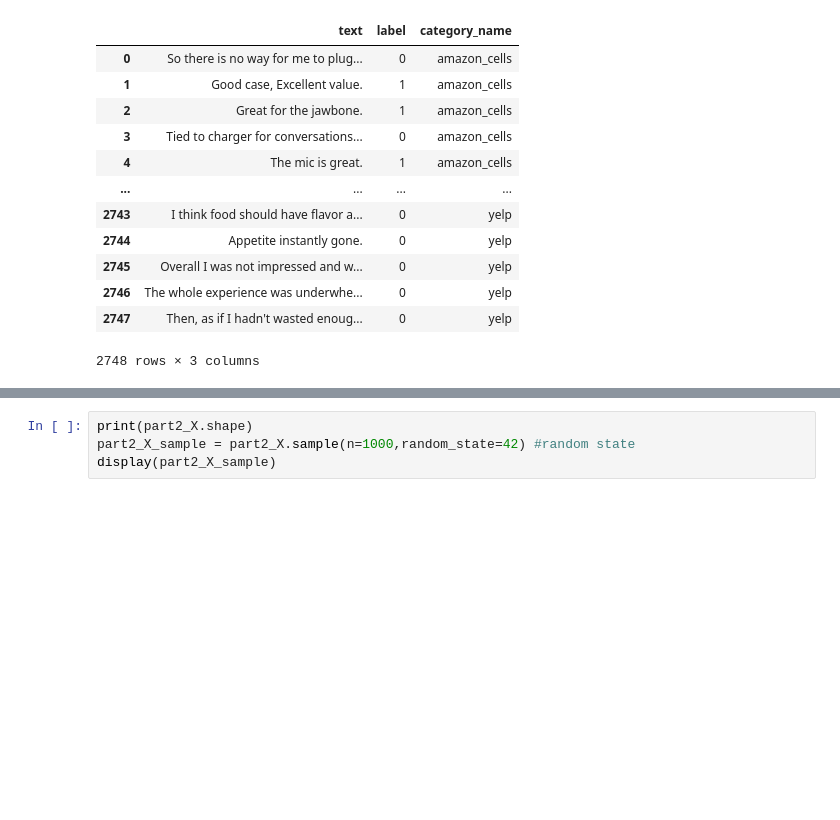
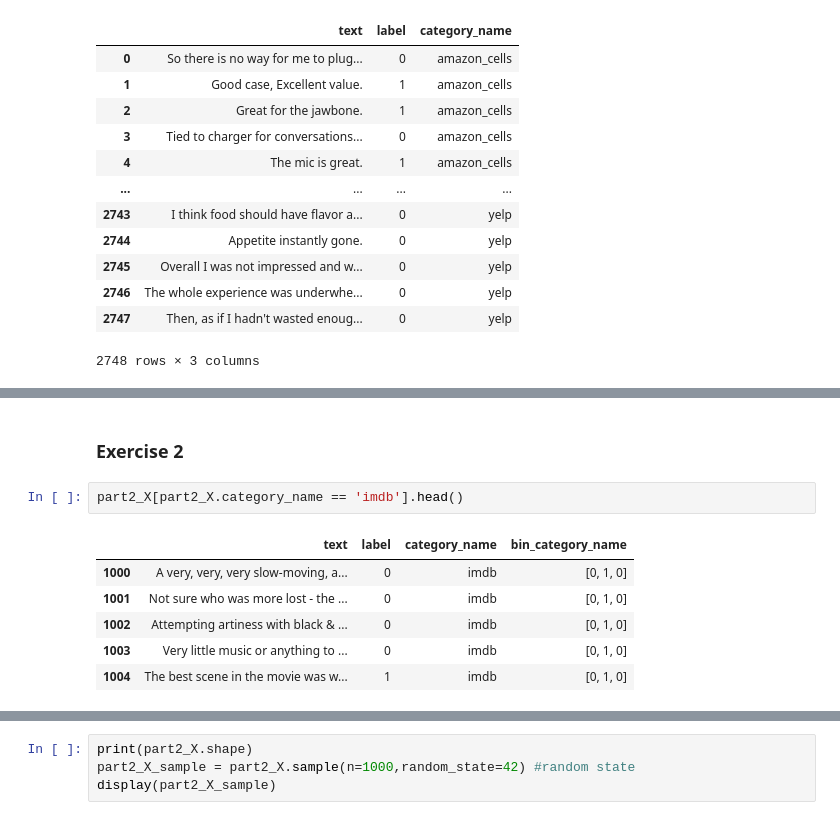
Before and after one commit to HuiXillya/DM2023-Lab1-Master, a Jupyter notebook: Homework/DM2023-Lab1-Homework.ipynb, the cells around one changed output, grey strips where cells are left out. Cells and saved outputs as stored; diff of their text form; blank space fills up the shorter version.

```diff
--- a/Homework/DM2023-Lab1-Homework.ipynb
+++ b/Homework/DM2023-Lab1-Homework.ipynb
@@ -280,0 +293,11 @@ sampling
+# %% [markdown]
+### Exercise 2
+# %%
+part2_X[part2_X.category_name == 'imdb'].head()
+# %% [output]
+|  | text | label | category_name | bin_category_name |
+| 1000 | A very, very, very slow-moving, a... | 0 | imdb | [0, 1, 0] |
+| 1001 | Not sure who was more lost - the ... | 0 | imdb | [0, 1, 0] |
+| 1002 | Attempting artiness with black & ... | 0 | imdb | [0, 1, 0] |
+| 1003 | Very little music or anything to ... | 0 | imdb | [0, 1, 0] |
+| 1004 | The best scene in the movie was w... | 1 | imdb | [0, 1, 0] |
```
Also changed, not shown: parts of 27 cells of this notebook.
